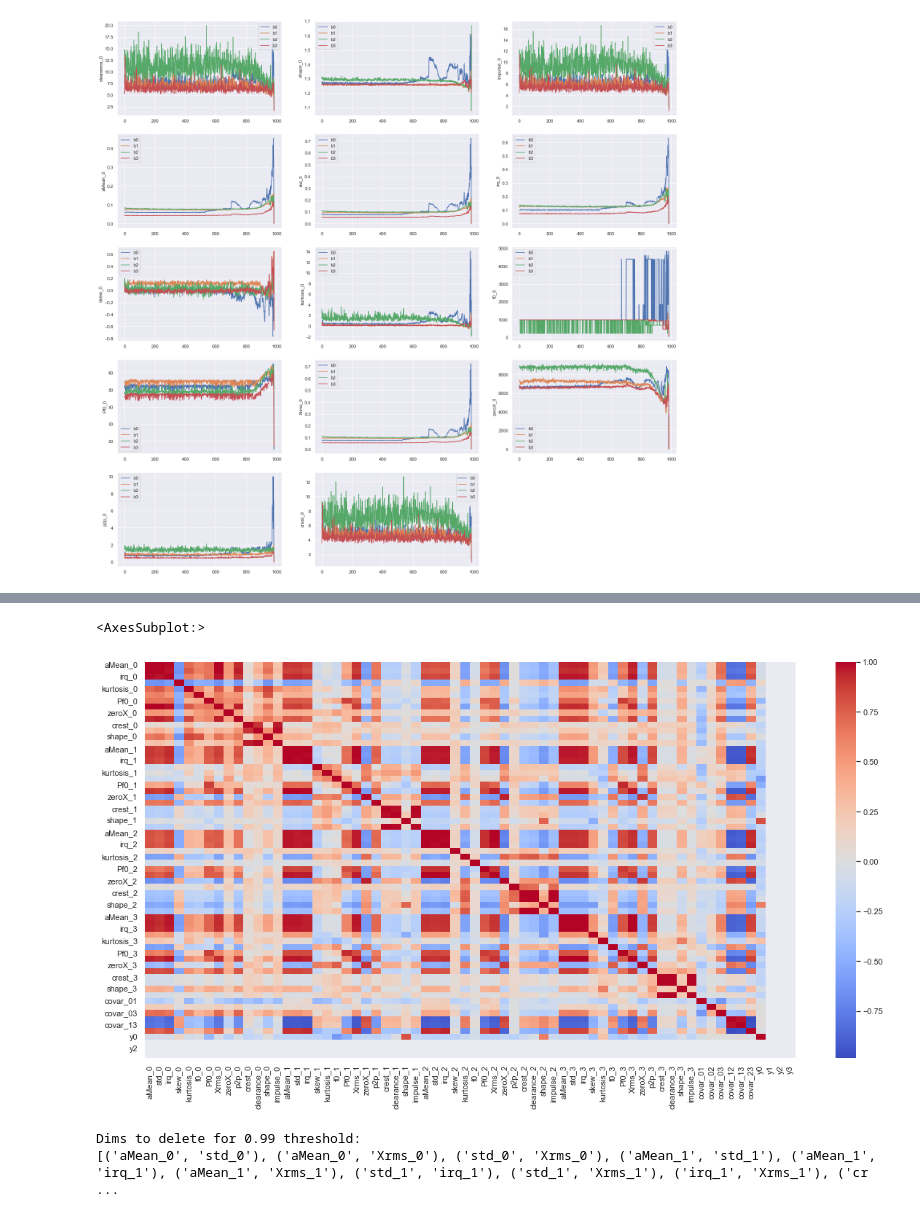
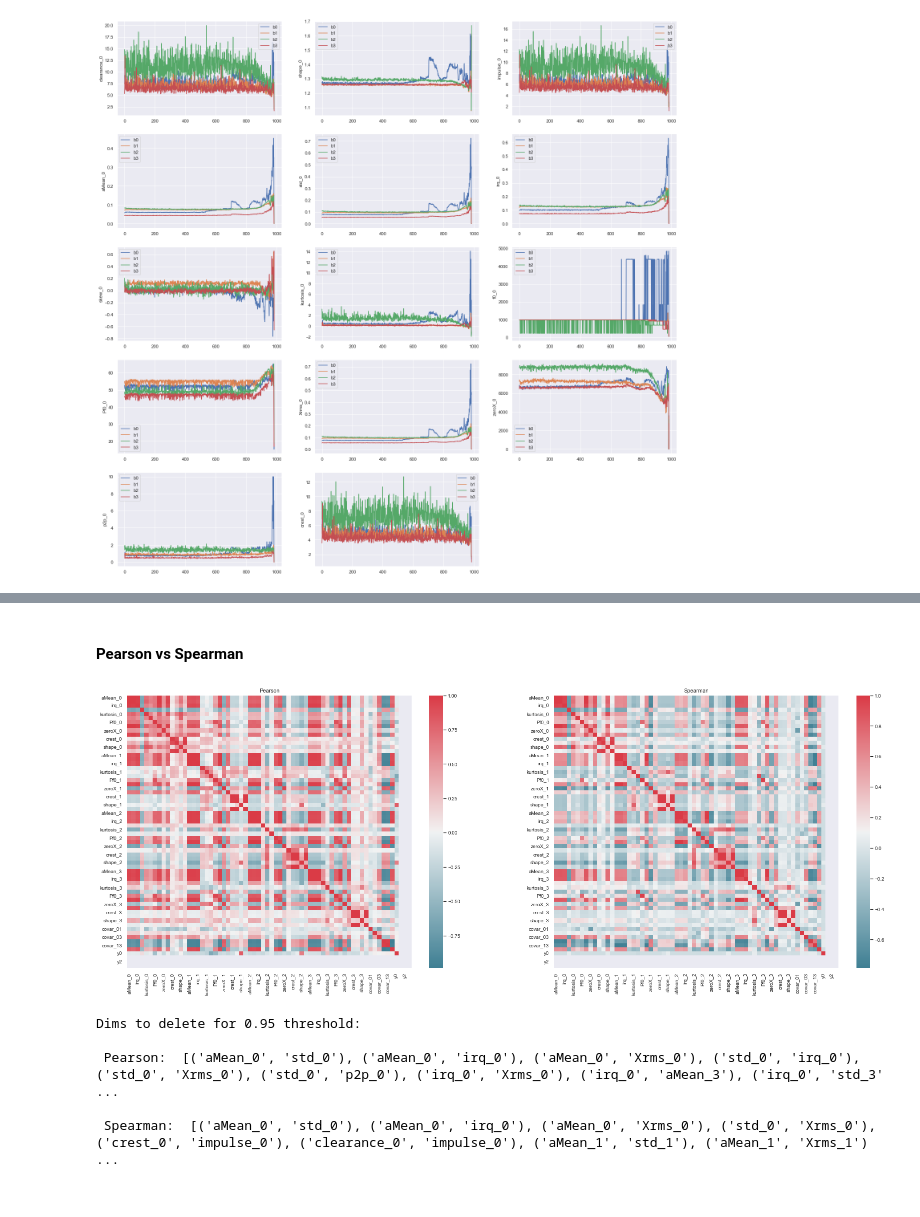
Before and after one commit to mbrito96/CEIA, a Jupyter notebook: X4_AnDatos/TP Integrador/02_ExploracionDataset.ipynb, the cells around one changed output, grey strips where cells are left out. Cells and saved outputs as stored; diff of their text form; code cells hidden in the pictures.

Commit message:
Added Pearson and Spearman correlation analysis. Preliminar dimensino reduction done

```diff
--- a/X4_AnDatos/TP Integrador/02_ExploracionDataset.ipynb
+++ b/X4_AnDatos/TP Integrador/02_ExploracionDataset.ipynb
@@ -163,18 +190,37 @@ sns.lineplot(x=df.index, y=df['crest_3'], label='b3')
+# %% [markdown]
+#### Pearson vs Spearman
 # %%
-corr = df.corr()
-sns.set(rc = {'figure.figsize':(20,10)})
-sns.heatmap(corr, fmt='.2g',cmap= 'coolwarm')
+
+fig, axes = plt.subplots(1,2,figsize=(28,10))
+
+corr_pearson = df.corr(method='pearson')
+axes[0].set_title("Pearson")
+sns.heatmap(corr_pearson, cmap=sns.diverging_palette(220,10,as_cmap=True),fmt=".2f",ax=axes[0])
+sns.set(font_scale=0.9)
+
+corr_spearman = df.corr(method='spearman')
+axes[1].set_title("Spearman")
+sns.heatmap(corr_spearman, cmap=sns.diverging_palette(220,10,as_cmap=True),fmt=".2f")
+sns.set(font_scale=0.9)
 # %% [output]
-<AxesSubplot:>
-[figure, old version]
+[figure, new version]
 # %%
-# delete 1 of the dimensions associated with a pearson coef close to 1
-threshold = 0.99
-corr_tril = np.triu(corr, k=1)   # Keep the lower triangle
-indices = np.where(abs(corr_tril) >= threshold)
-# dims_to_del.update(indices[1])  # Add the dimensions that correspond to a pearson coef greater than the threshold
+# Ahora, determinamos cuales features son candidatas a quitar según la correlación con otras features, para así reducir las dimensiones de nuestro dataset.
+# Para eso, fijamos un threshold de 95% de correlación.
+threshold = 0.95
+corr_tril_pe = np.triu(corr_pearson, k=1)   # Keep the upper triangle for Pearson
+corr_tril_sp = np.triu(corr_spearman, k=1)   # Keep the upper triangle for Spearman
+indices_pe = np.where(abs(corr_tril_pe) >= threshold)
+indices_sp = np.where(abs(corr_tril_sp) >= threshold)
+# dims_to_del.update(indices_pe[1])  # Add the dimensions that correspond to a pearson coef greater than the threshold
 print('Dims to delete for ' + str(threshold) + ' threshold: ')
-print( list(zip(df.columns[indices[0]].tolist(), df.columns[indices[1]].tolist())))
+pairs_pe = list(zip(df.columns[indices_pe[0]].tolist(), df.columns[indices_pe[1]].tolist()))
+pairs_sp = list(zip(df.columns[indices_sp[0]].tolist(), df.columns[indices_sp[1]].tolist()))
+print("\n Pearson: ", pairs_pe)
+print("\n Spearman: ", pairs_sp)
 # %% [output]
-Dims to delete for 0.99 threshold:
-[('aMean_0', 'std_0'), ('aMean_0', 'Xrms_0'), ('std_0', 'Xrms_0'), ('aMean_1', 'std_1'), ('aMean_1', 'irq_1'), ('aMean_1', 'Xrms_1'), ('std_1', 'irq_1'), ('std_1', 'Xrms_1'), ('irq_1', 'Xrms_1'), ('cr ...
+Dims to delete for 0.95 threshold:
+
+ Pearson:  [('aMean_0', 'std_0'), ('aMean_0', 'irq_0'), ('aMean_0', 'Xrms_0'), ('std_0', 'irq_0'), ('std_0', 'Xrms_0'), ('std_0', 'p2p_0'), ('irq_0', 'Xrms_0'), ('irq_0', 'aMean_3'), ('irq_0', 'std_3' ...
+
+ Spearman:  [('aMean_0', 'std_0'), ('aMean_0', 'irq_0'), ('aMean_0', 'Xrms_0'), ('std_0', 'Xrms_0'), ('crest_0', 'impulse_0'), ('clearance_0', 'impulse_0'), ('aMean_1', 'std_1'), ('aMean_1', 'Xrms_1') ...
```
Also changed, not shown: parts of 7 cells of this notebook, 2 other files.
